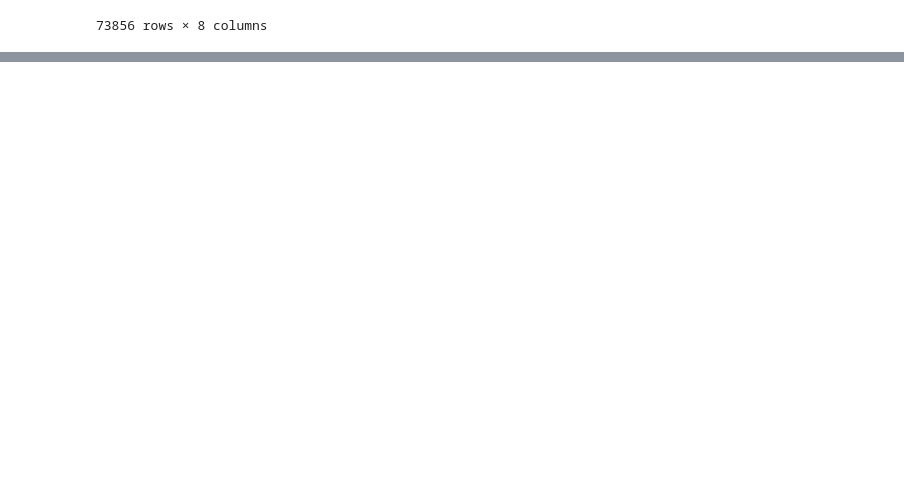
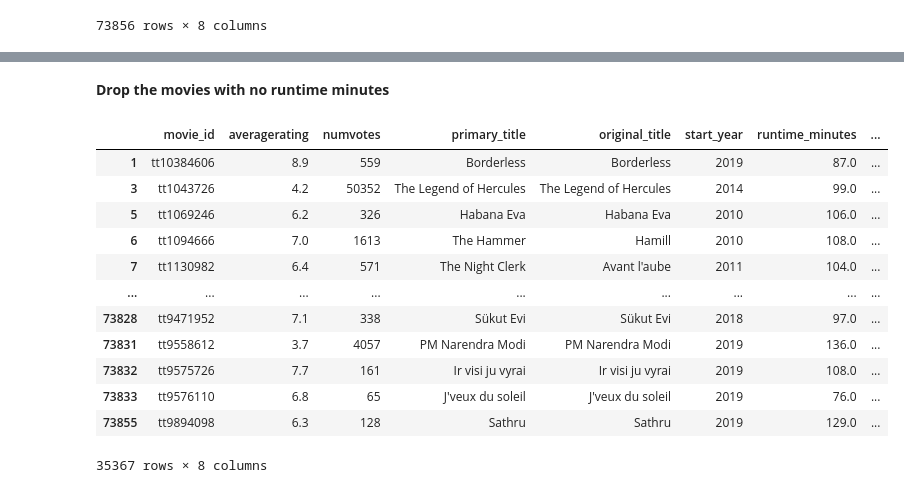
Before and after one commit to fetterollie/Microsoft-Movie-Analysis, a Jupyter notebook: Nate_prelim.ipynb, the cells around one changed output, grey strips where cells are left out. Saved outputs shown, nothing was run; the diff lists cells and outputs as text; code cells hidden in the pictures; blank space fills up the shorter version.

```diff
--- a/Nate_prelim.ipynb
+++ b/Nate_prelim.ipynb
@@ -295,0 +327,20 @@ focusMovies.loc[focusmovies['averagerating'] > 6
+# %% [markdown]
+**Drop the movies with no runtime minutes**
+# %%
+# Drop movies with runtime_minutes of n/a
+movies_with_ratings_over_median_votes_dropna = movies_with_ratings_over_median_votes.dropna(subset=['runtime_minutes'])
+movies_with_ratings_over_median_votes_dropna
+# %% [output]
+|  | movie_id | averagerating | numvotes | primary_title | original_title | start_year | runtime_minutes | ... |
+| 1 | tt10384606 | 8.9 | 559 | Borderless | Borderless | 2019 | 87.0 | ... |
+| 3 | tt1043726 | 4.2 | 50352 | The Legend of Hercules | The Legend of Hercules | 2014 | 99.0 | ... |
+| 5 | tt1069246 | 6.2 | 326 | Habana Eva | Habana Eva | 2010 | 106.0 | ... |
+| 6 | tt1094666 | 7.0 | 1613 | The Hammer | Hamill | 2010 | 108.0 | ... |
+| 7 | tt1130982 | 6.4 | 571 | The Night Clerk | Avant l'aube | 2011 | 104.0 | ... |
+| ... | ... | ... | ... | ... | ... | ... | ... | ... |
+| 73828 | tt9471952 | 7.1 | 338 | Sükut Evi | Sükut Evi | 2018 | 97.0 | ... |
+| 73831 | tt9558612 | 3.7 | 4057 | PM Narendra Modi | PM Narendra Modi | 2019 | 136.0 | ... |
+| 73832 | tt9575726 | 7.7 | 161 | Ir visi ju vyrai | Ir visi ju vyrai | 2019 | 108.0 | ... |
+| 73833 | tt9576110 | 6.8 | 65 | J'veux du soleil | J'veux du soleil | 2019 | 76.0 | ... |
+| 73855 | tt9894098 | 6.3 | 128 | Sathru | Sathru | 2019 | 129.0 | ... |
+35367 rows × 8 columns
```
Also changed, not shown: parts of 42 cells of this notebook.
